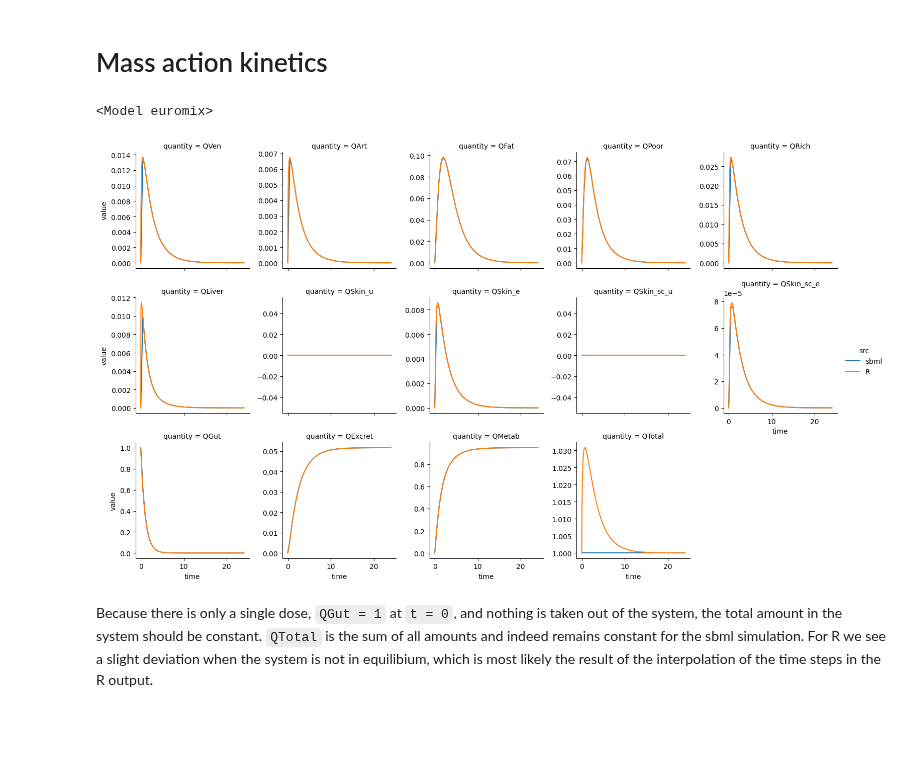
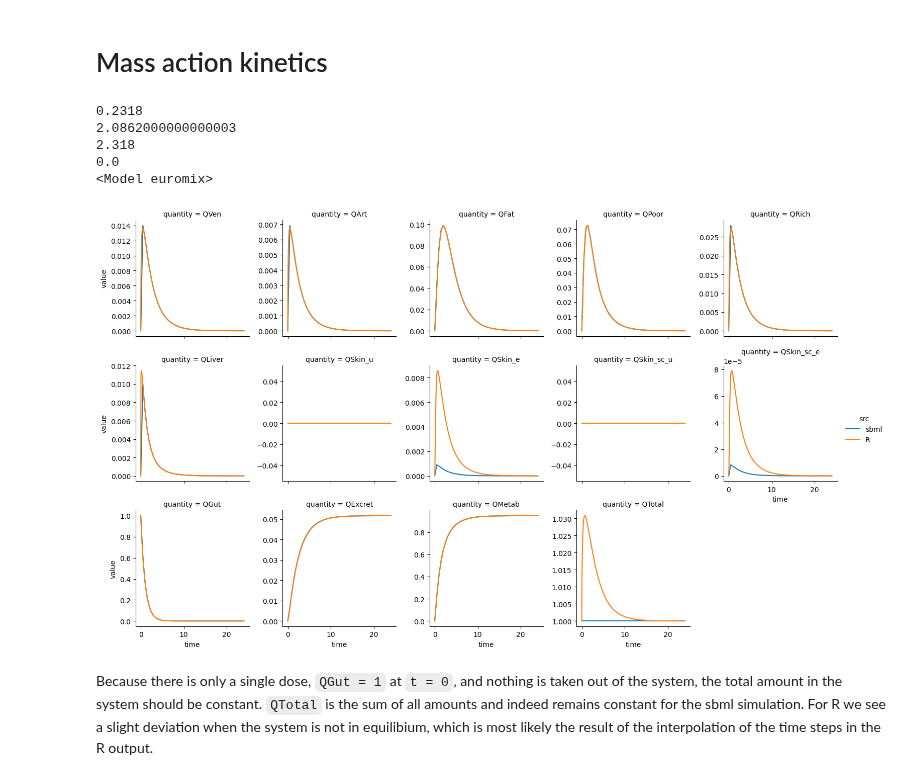
Before and after one commit to rivm-syso/euromix-to-sbml, a Jupyter notebook: notebooks/validate_antimony_model.ipynb, the cells around one changed output. Drawn from its saved outputs; the diff is of its cells as text; code cells hidden in the pictures; blank space fills up the shorter version.

Commit message:
update antimony model to distinguish const parameters from initial assignments

```diff
--- a/notebooks/validate_antimony_model.ipynb
+++ b/notebooks/validate_antimony_model.ipynb
@@ -64,11 +63,21 @@ def compare(results, fn_r):
 # Mass action kinetics
 # %%
 r = te.loada(fn_ant)
+print(r.VSkin_e)
+print(r.VSkin_u)
+r.fSA_exposed = 1
+r.regenerateModel()
+print(r.VSkin_e)
+print(r.VSkin_u)
 r.QGut = 1
-compare(r.simulate(0, 24),fn_r='euromix_r_results_MA.csv')
+compare(r.simulate(0, 24), fn_r='euromix_r_results_MA.csv')
 # %% [output]
+0.2318
+2.0862000000000003
+2.318
+0.0
 <Model euromix>
-[figure, old version]
+[figure, new version]
 # %% [markdown]
 Because there is only a single dose, `QGut = 1` at `t = 0`, and nothing is taken out of the system, the total amount in the system should be constant. `QTotal` is the sum of all amounts and indeed remains constant for the sbml simulation. For R we see a slight deviation when the system is not in equilibium, which is most likely the result of the interpolation of the time steps in the R output.
 # %% [markdown]
```
Also changed, not shown: parts of 2 cells of this notebook, 4 other files.
